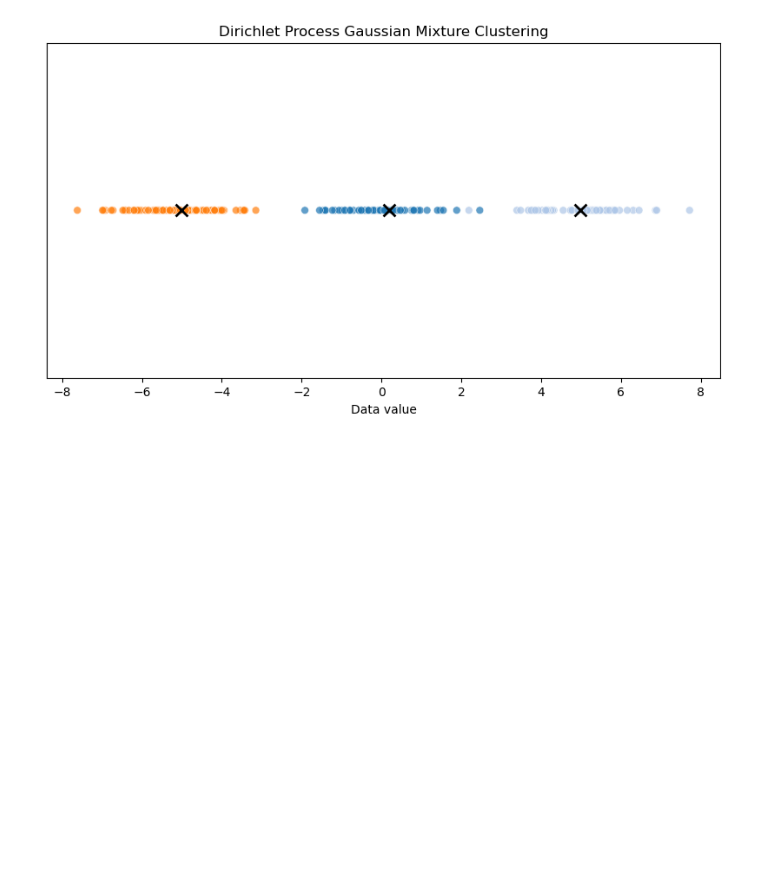
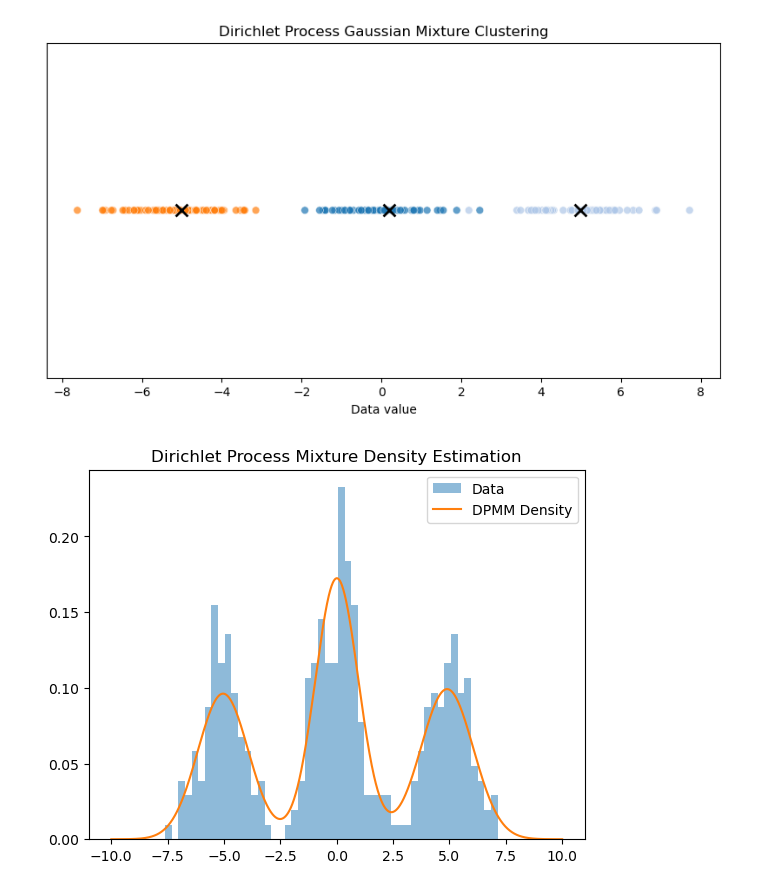
Before and after one commit to zlu/ml_study, a Jupyter notebook: dp.ipynb, the cells around one changed output. Cells and saved outputs as stored; diff of their text form; code cells hidden in the pictures; blank space fills up the shorter version.

Commit message:
doc: dirichlet processing

```diff
--- a/dp.ipynb
+++ b/dp.ipynb
@@ -155,3 +155,37 @@ plt.yticks([])
 plt.show()
 # %% [output]
 [figure]
+# %%
+import numpy as np
+from sklearn.mixture import BayesianGaussianMixture
+import matplotlib.pyplot as plt
+
+# Generate synthetic data
+np.random.seed(42)
+data = np.concatenate([
+    np.random.normal(-5, 1, 100),
+    np.random.normal(0, 1, 150),
+    np.random.normal(5, 1, 100)
+]).reshape(-1, 1)
+
+# Fit DPMM
+dpmm = BayesianGaussianMixture(
+    n_components=10,  # Upper bound on components
+    weight_concentration_prior=1.0,  # Alpha
+    max_iter=100,
+    random_state=42
+).fit(data)
+
+# Predict densities
+x = np.linspace(-10, 10, 1000).reshape(-1, 1)
+log_dens = dpmm.score_samples(x)
+density = np.exp(log_dens)
+
+# Plot
+plt.hist(data, bins=50, density=True, alpha=0.5, label='Data')
+plt.plot(x, density, label='DPMM Density')
+plt.legend()
+plt.title('Dirichlet Process Mixture Density Estimation')
+plt.show()
+# %% [output]
+[figure, added]
```
